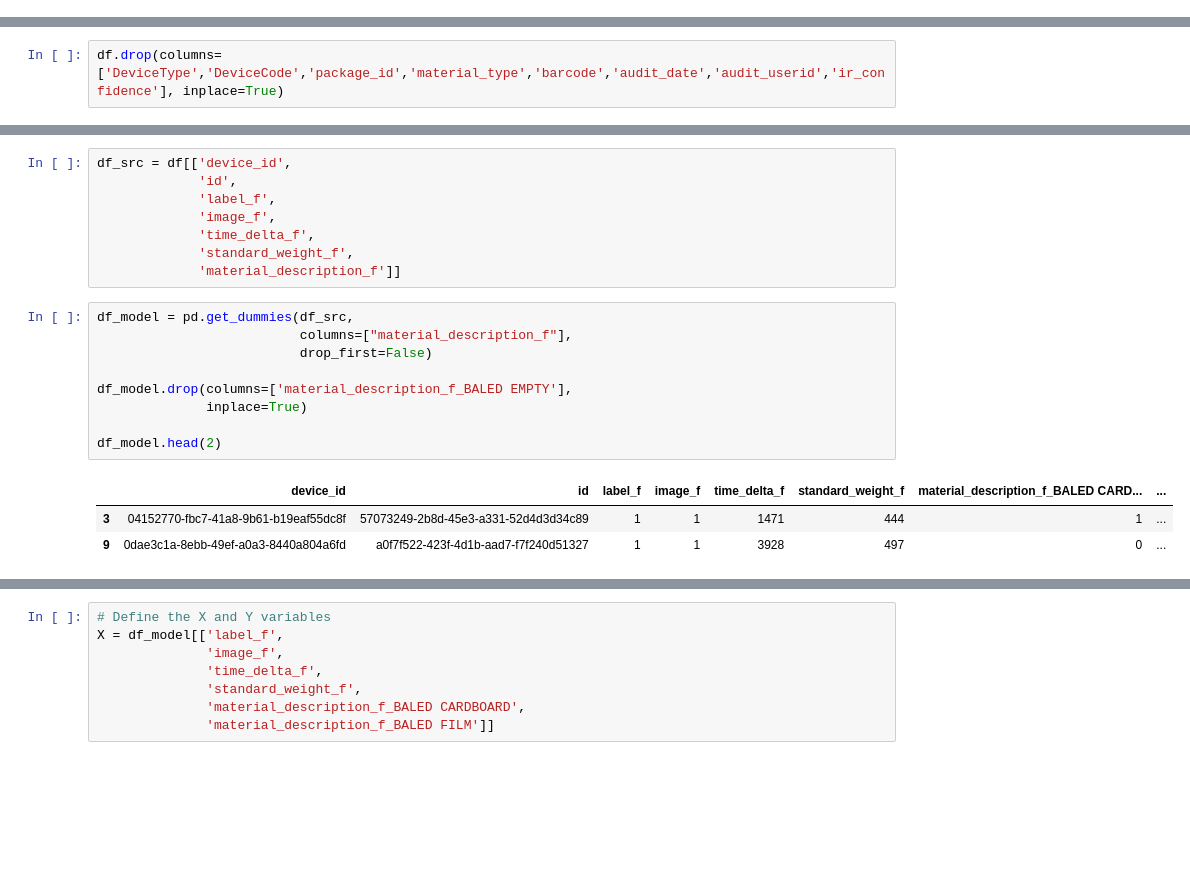
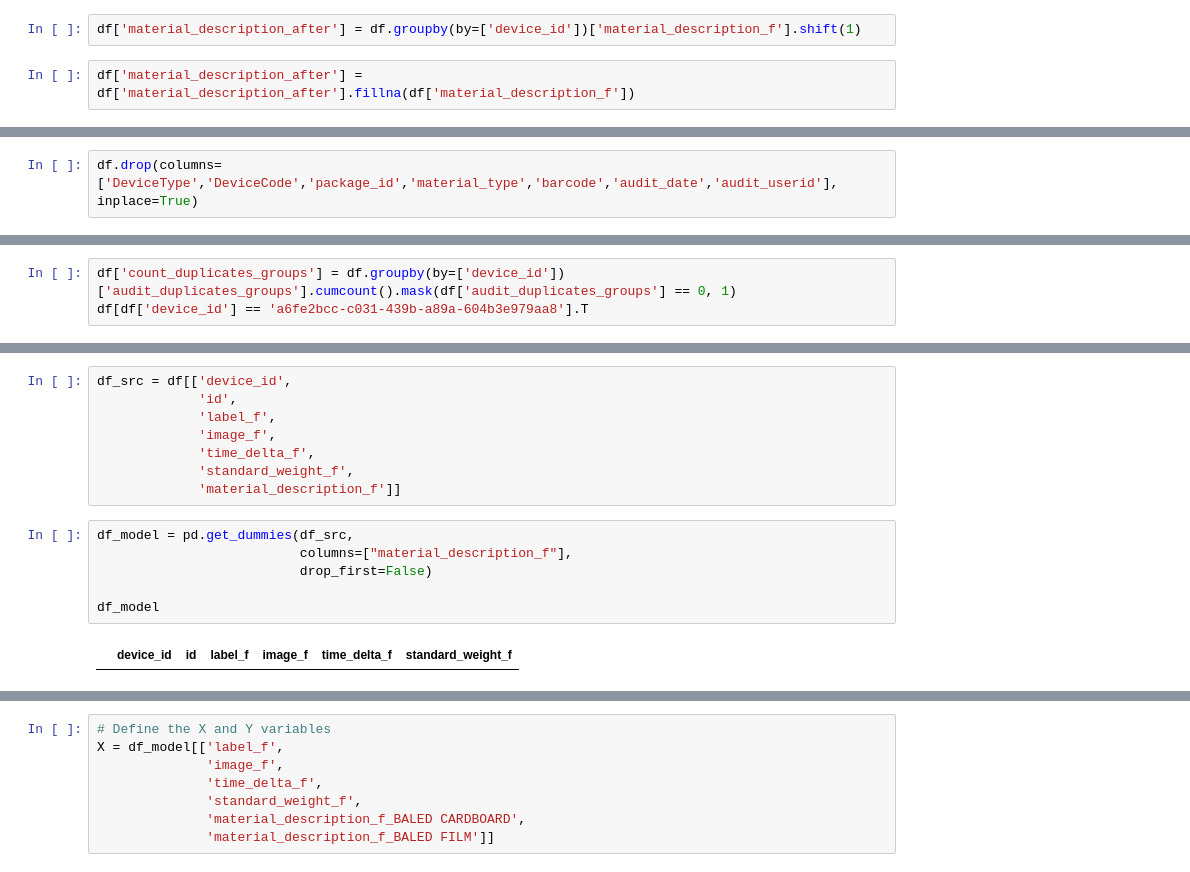
Before and after one commit to JavierMedel/AI-Projects, a Jupyter notebook: Baler Classification Model-Script.ipynb, the cells around one changed output, grey strips where cells are left out. Saved outputs shown, nothing was run; the diff lists cells and outputs as text; blank space fills up the shorter version.

```diff
--- a/Baler Classification Model-Script.ipynb
+++ b/Baler Classification Model-Script.ipynb
@@ -104,3 +111,7 @@ df['material_description_prev'] = df['material_description_prev'].fillna(df['mat
+# %%
+df['material_description_after'] = df.groupby(by=['device_id'])['material_description_f'].shift(1)
+# %%
+df['material_description_after'] = df['material_description_after'].fillna(df['material_description_f'])
 # %% [markdown]
 ## package_date
 # %%
@@ -142,7 +153,7 @@ df['label_f'] = np.where(df['barcode_f'] == 0, 0, 1)
 # %%
 df['image_f'] = np.where(df['img_url'] == 0, 0, 1)
 # %%
-df.drop(columns=['DeviceType','DeviceCode','package_id','material_type','barcode','audit_date','audit_userid','ir_confidence'], inplace=True)
+df.drop(columns=['DeviceType','DeviceCode','package_id','material_type','barcode','audit_date','audit_userid'], inplace=True)
 # %% [markdown]
 ## duplicates in manual audit
 # %%
@@ -218,0 +188,3 @@ df[df['device_id'] == '9fb44f7b-c0db-495d-b99a-77850eb4d385'].T
+# %%
+df['count_duplicates_groups'] = df.groupby(by=['device_id'])['audit_duplicates_groups'].cumcount().mask(df['audit_duplicates_groups'] == 0, 1)
+df[df['device_id'] == 'a6fe2bcc-c031-439b-a89a-604b3e979aa8'].T
@@ -234,13 +253,8 @@ df_src = df[['device_id',
 # %%
 df_model = pd.get_dummies(df_src,
                           columns=["material_description_f"],
                           drop_first=False)
 
-df_model.drop(columns=['material_description_f_BALED EMPTY'],
-              inplace=True)
-
-df_model.head(2)
+df_model
 # %% [output]
-|  | device_id | id | label_f | image_f | time_delta_f | standard_weight_f | material_description_f_BALED CARD... | ... |
-| 3 | 04152770-fbc7-41a8-9b61-b19eaf55dc8f | 57073249-2b8d-45e3-a331-52d4d3d34c89 | 1 | 1 | 1471 | 444 | 1 | ... |
-| 9 | 0dae3c1a-8ebb-49ef-a0a3-8440a804a6fd | a0f7f522-423f-4d1b-aad7-f7f240d51327 | 1 | 1 | 3928 | 497 | 0 | ... |
+|  | device_id | id | label_f | image_f | time_delta_f | standard_weight_f |
```
Also changed, not shown: parts of 52 cells of this notebook.
